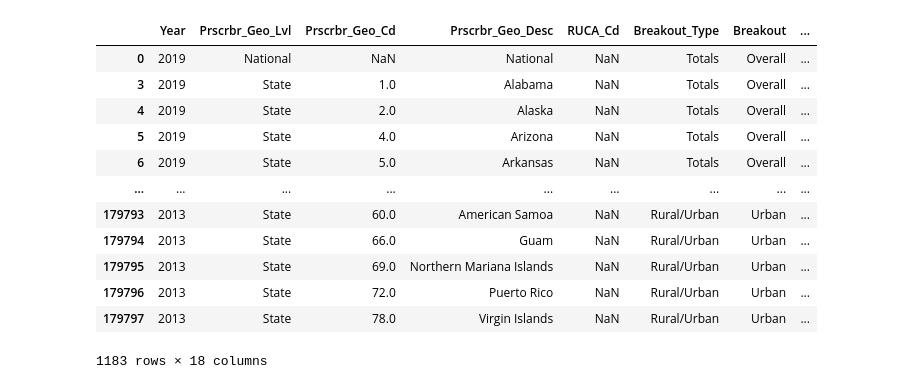
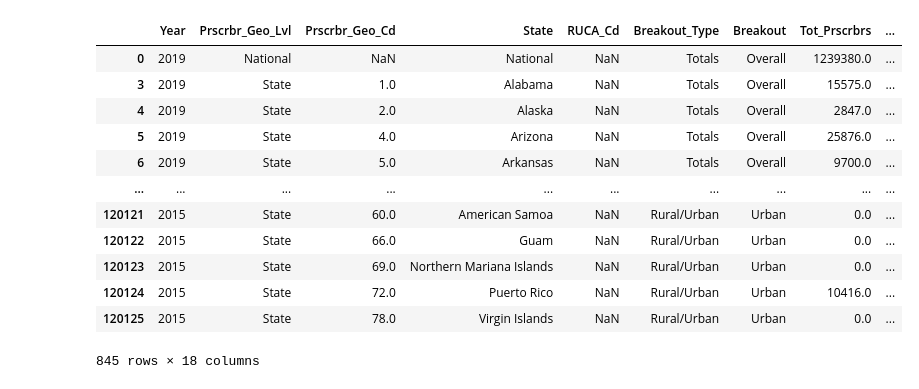
Before and after one commit to helent88/Project_1, a Jupyter notebook: OpiodDeath_Pers.ipynb, the cells around one changed output. Drawn from its saved outputs; the diff is of its cells as text; code cells hidden in the pictures.

```diff
--- a/OpiodDeath_Pers.ipynb
+++ b/OpiodDeath_Pers.ipynb
@@ -32,22 +51,27 @@ caid_clean
 # %%
 # Filtering Medicaid Data by Breakout Type and Perscription Geographic Levels for National or State levels
-care_clean = care_df.loc[(care_df["Breakout_Type"]=="Totals") & (care_df["Prscrbr_Geo_Lvl"]=="National") | (care_df["Prscrbr_Geo_Lvl"]=="State")]
+care_year = care_df.loc[(care_df["Year"] != 2013) & (care_df["Year"] != 2014)]
 
-care_clean
+care_clean = care_year.loc[(care_year["Breakout_Type"]=="Totals") & (care_year["Prscrbr_Geo_Lvl"]=="National") | (care_year["Prscrbr_Geo_Lvl"]=="State")]
-# %% [output]
-|  | Year | Prscrbr_Geo_Lvl | Prscrbr_Geo_Cd | Prscrbr_Geo_Desc | RUCA_Cd | Breakout_Type | Breakout | ... |
-| 0 | 2019 | National | NaN | National | NaN | Totals | Overall | ... |
-| 3 | 2019 | State | 1.0 | Alabama | NaN | Totals | Overall | ... |
-| 4 | 2019 | State | 2.0 | Alaska | NaN | Totals | Overall | ... |
-| 5 | 2019 | State | 4.0 | Arizona | NaN | Totals | Overall | ... |
-| 6 | 2019 | State | 5.0 | Arkansas | NaN | Totals | Overall | ... |
-| ... | ... | ... | ... | ... | ... | ... | ... | ... |
-| 179793 | 2013 | State | 60.0 | American Samoa | NaN | Rural/Urban | Urban | ... |
-| 179794 | 2013 | State | 66.0 | Guam | NaN | Rural/Urban | Urban | ... |
-| 179795 | 2013 | State | 69.0 | Northern Mariana Islands | NaN | Rural/Urban | Urban | ... |
-| 179796 | 2013 | State | 72.0 | Puerto Rico | NaN | Rural/Urban | Urban | ... |
-| 179797 | 2013 | State | 78.0 | Virgin Islands | NaN | Rural/Urban | Urban | ... |
-1183 rows × 18 columns
+# %%
+# Changing column name to state for merging late
+care_clean = care_clean.rename(columns={"Prscrbr_Geo_Desc":"State"})
+
+care_clean
+# %% [output]
+|  | Year | Prscrbr_Geo_Lvl | Prscrbr_Geo_Cd | State | RUCA_Cd | Breakout_Type | Breakout | Tot_Prscrbrs | ... |
+| 0 | 2019 | National | NaN | National | NaN | Totals | Overall | 1239380.0 | ... |
+| 3 | 2019 | State | 1.0 | Alabama | NaN | Totals | Overall | 15575.0 | ... |
+| 4 | 2019 | State | 2.0 | Alaska | NaN | Totals | Overall | 2847.0 | ... |
+| 5 | 2019 | State | 4.0 | Arizona | NaN | Totals | Overall | 25876.0 | ... |
+| 6 | 2019 | State | 5.0 | Arkansas | NaN | Totals | Overall | 9700.0 | ... |
+| ... | ... | ... | ... | ... | ... | ... | ... | ... | ... |
+| 120121 | 2015 | State | 60.0 | American Samoa | NaN | Rural/Urban | Urban | 0.0 | ... |
+| 120122 | 2015 | State | 66.0 | Guam | NaN | Rural/Urban | Urban | 0.0 | ... |
+| 120123 | 2015 | State | 69.0 | Northern Mariana Islands | NaN | Rural/Urban | Urban | 0.0 | ... |
+| 120124 | 2015 | State | 72.0 | Puerto Rico | NaN | Rural/Urban | Urban | 10416.0 | ... |
+| 120125 | 2015 | State | 78.0 | Virgin Islands | NaN | Rural/Urban | Urban | 0.0 | ... |
+845 rows × 18 columns
 # %%
 cdc_df
 # %% [output]
```
Also changed, not shown: parts of 7 cells of this notebook.
